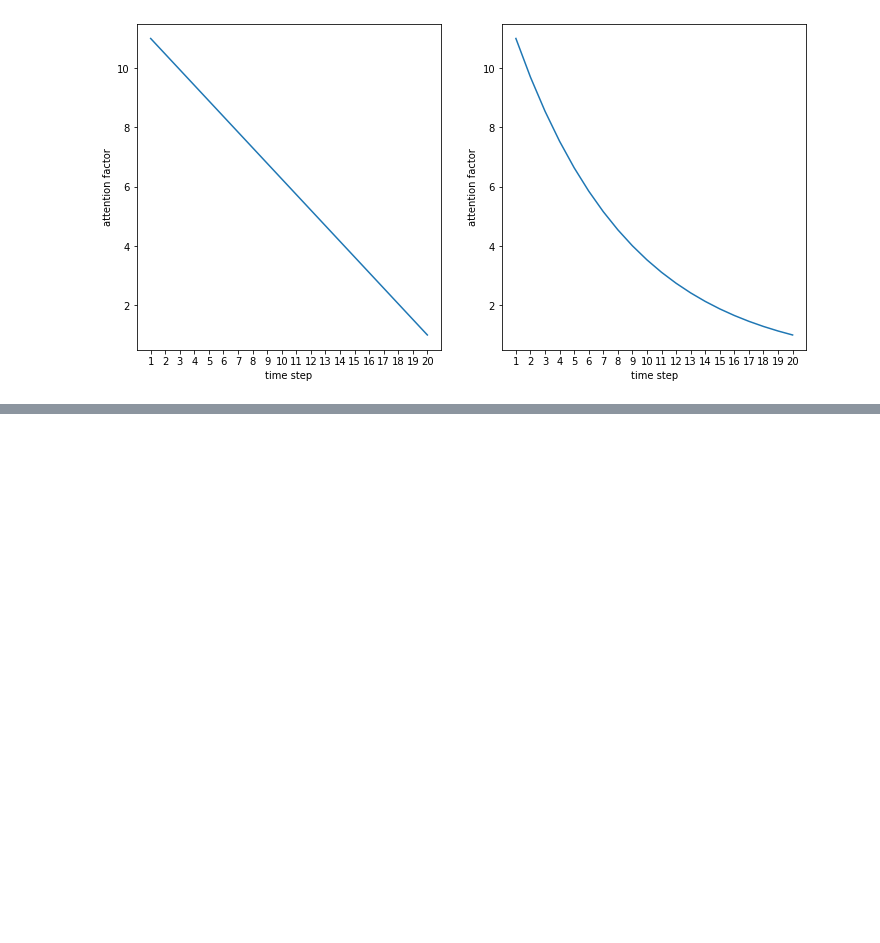
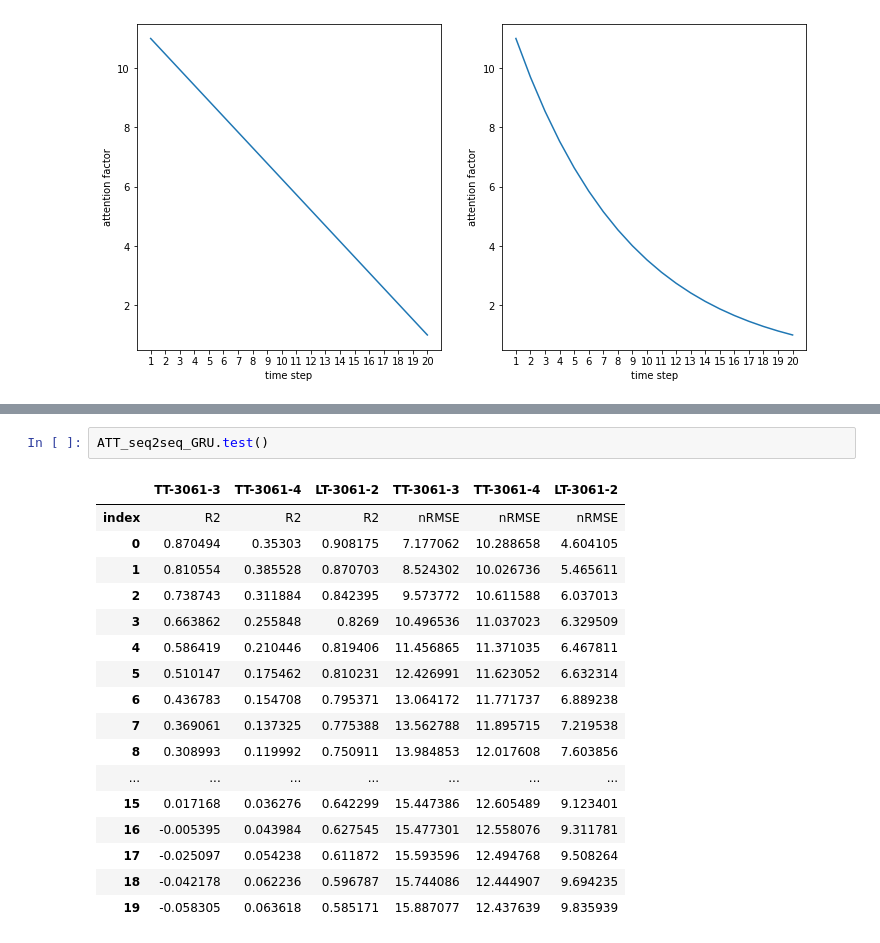
Before and after one commit to pseokyoung/22_Dual_Attention, a Jupyter notebook: 2_rnn_model.ipynb, the cells around one changed output, grey strips where cells are left out. Drawn from its saved outputs; the diff is of its cells as text; blank space fills up the shorter version.

```diff
--- a/2_rnn_model.ipynb
+++ b/2_rnn_model.ipynb
@@ -111,0 +255,20 @@ delta 10
+# %%
+ATT_seq2seq_GRU.test()
+# %% [output]
+|  | TT-3061-3 | TT-3061-4 | LT-3061-2 | TT-3061-3 | TT-3061-4 | LT-3061-2 |
+| index | R2 | R2 | R2 | nRMSE | nRMSE | nRMSE |
+| 0 | 0.870494 | 0.35303 | 0.908175 | 7.177062 | 10.288658 | 4.604105 |
+| 1 | 0.810554 | 0.385528 | 0.870703 | 8.524302 | 10.026736 | 5.465611 |
+| 2 | 0.738743 | 0.311884 | 0.842395 | 9.573772 | 10.611588 | 6.037013 |
+| 3 | 0.663862 | 0.255848 | 0.8269 | 10.496536 | 11.037023 | 6.329509 |
+| 4 | 0.586419 | 0.210446 | 0.819406 | 11.456865 | 11.371035 | 6.467811 |
+| 5 | 0.510147 | 0.175462 | 0.810231 | 12.426991 | 11.623052 | 6.632314 |
+| 6 | 0.436783 | 0.154708 | 0.795371 | 13.064172 | 11.771737 | 6.889238 |
+| 7 | 0.369061 | 0.137325 | 0.775388 | 13.562788 | 11.895715 | 7.219538 |
+| 8 | 0.308993 | 0.119992 | 0.750911 | 13.984853 | 12.017608 | 7.603856 |
+| ... | ... | ... | ... | ... | ... | ... |
+| 15 | 0.017168 | 0.036276 | 0.642299 | 15.447386 | 12.605489 | 9.123401 |
+| 16 | -0.005395 | 0.043984 | 0.627545 | 15.477301 | 12.558076 | 9.311781 |
+| 17 | -0.025097 | 0.054238 | 0.611872 | 15.593596 | 12.494768 | 9.508264 |
+| 18 | -0.042178 | 0.062236 | 0.596787 | 15.744086 | 12.444907 | 9.694235 |
+| 19 | -0.058305 | 0.063618 | 0.585171 | 15.887077 | 12.437639 | 9.835939 |
```
Also changed, not shown: parts of 15 cells of this notebook, 17 other files.
